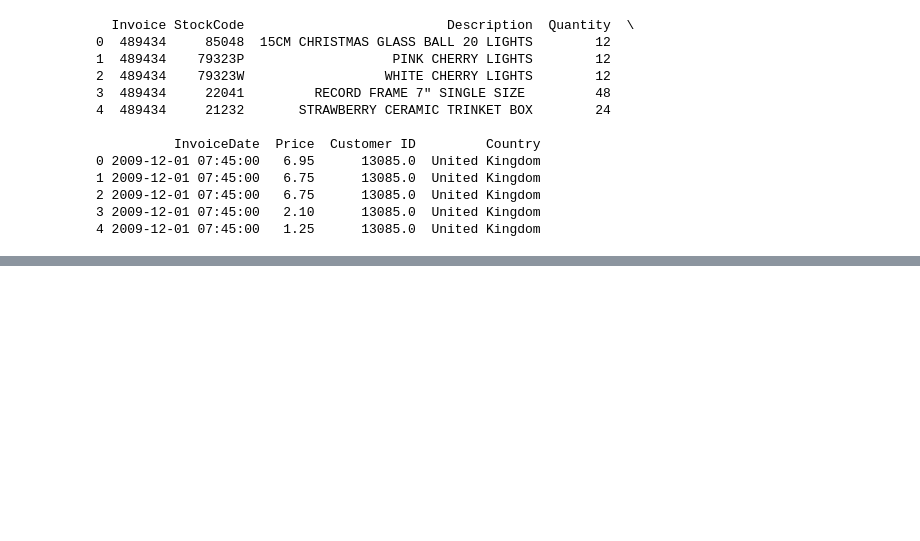
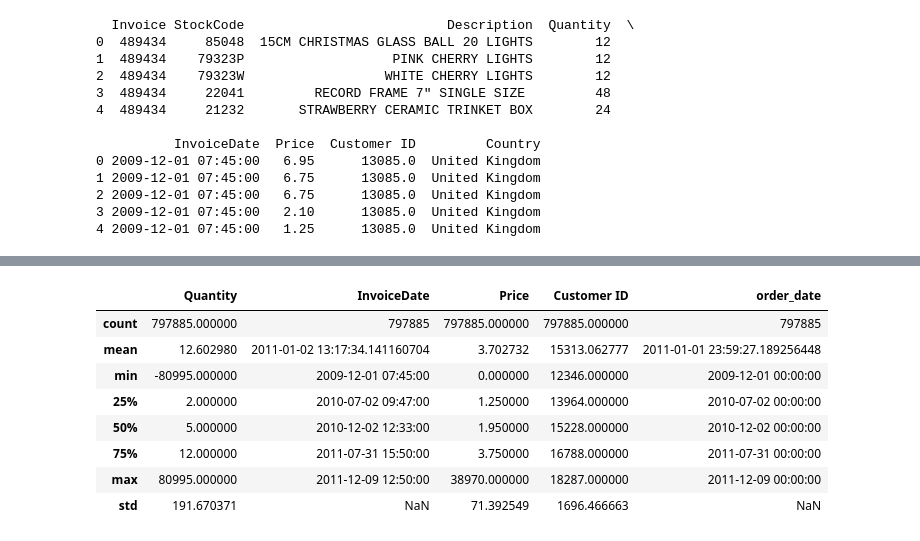
Before and after one commit to walethewave/Advanced-Retail-Analytics-Suite-Customer-Segmentation-Strategic-Insights, a Jupyter notebook: Retail.ipynb, the cells around one changed output, grey strips where cells are left out. Cells and saved outputs as stored; diff of their text form; code cells hidden in the pictures; blank space fills up the shorter version.

```diff
--- a/Retail.ipynb
+++ b/Retail.ipynb
@@ -51,0 +139,12 @@ combined_df.head(4)
+# %%
+ combined_df.describe()
+# %% [output]
+|  | Quantity | InvoiceDate | Price | Customer ID | order_date |
+| count | 797885.000000 | 797885 | 797885.000000 | 797885.000000 | 797885 |
+| mean | 12.602980 | 2011-01-02 13:17:34.141160704 | 3.702732 | 15313.062777 | 2011-01-01 23:59:27.189256448 |
+| min | -80995.000000 | 2009-12-01 07:45:00 | 0.000000 | 12346.000000 | 2009-12-01 00:00:00 |
+| 25% | 2.000000 | 2010-07-02 09:47:00 | 1.250000 | 13964.000000 | 2010-07-02 00:00:00 |
+| 50% | 5.000000 | 2010-12-02 12:33:00 | 1.950000 | 15228.000000 | 2010-12-02 00:00:00 |
+| 75% | 12.000000 | 2011-07-31 15:50:00 | 3.750000 | 16788.000000 | 2011-07-31 00:00:00 |
+| max | 80995.000000 | 2011-12-09 12:50:00 | 38970.000000 | 18287.000000 | 2011-12-09 00:00:00 |
+| std | 191.670371 | NaN | 71.392549 | 1696.466663 | NaN |
```
Also changed, not shown: parts of 22 cells of this notebook.
